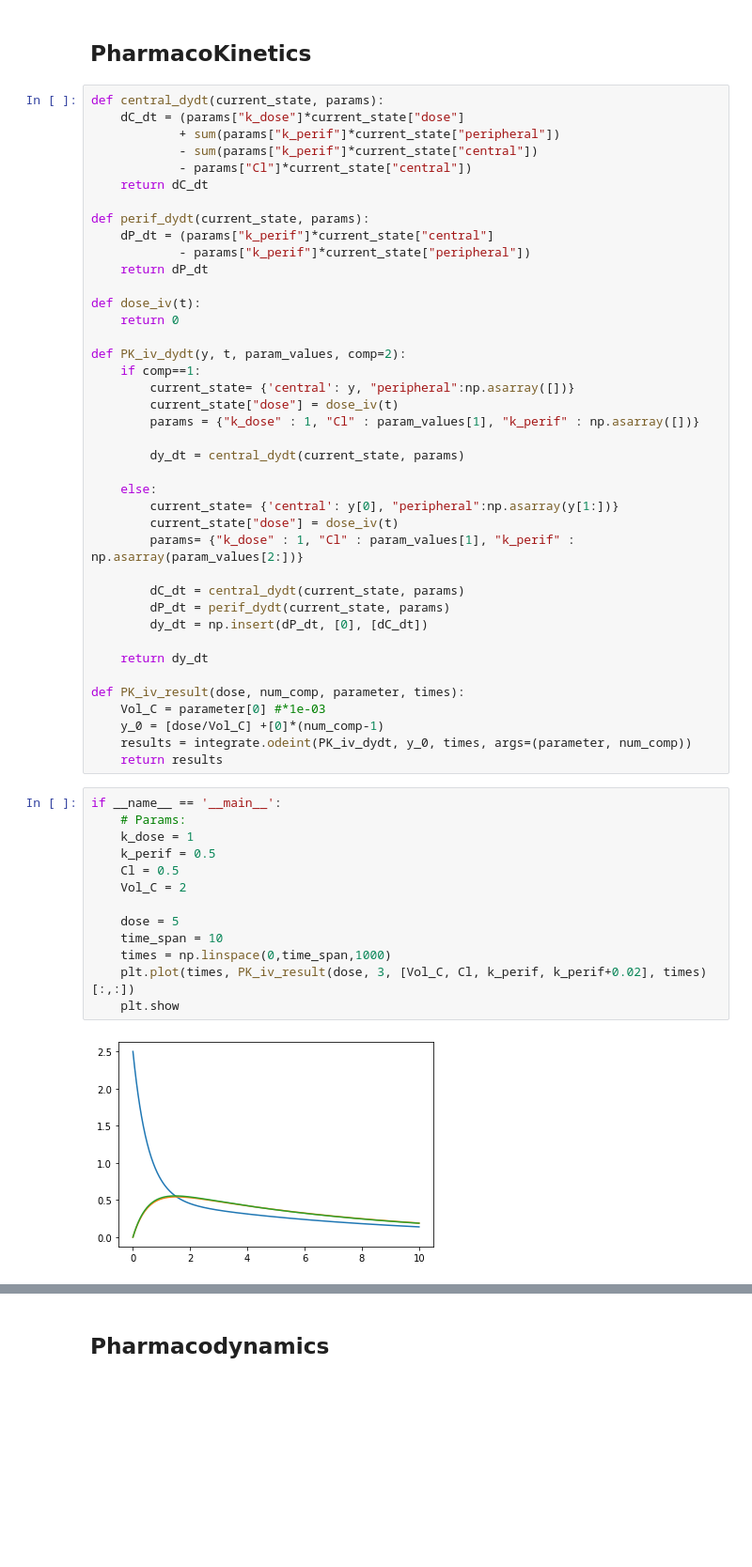
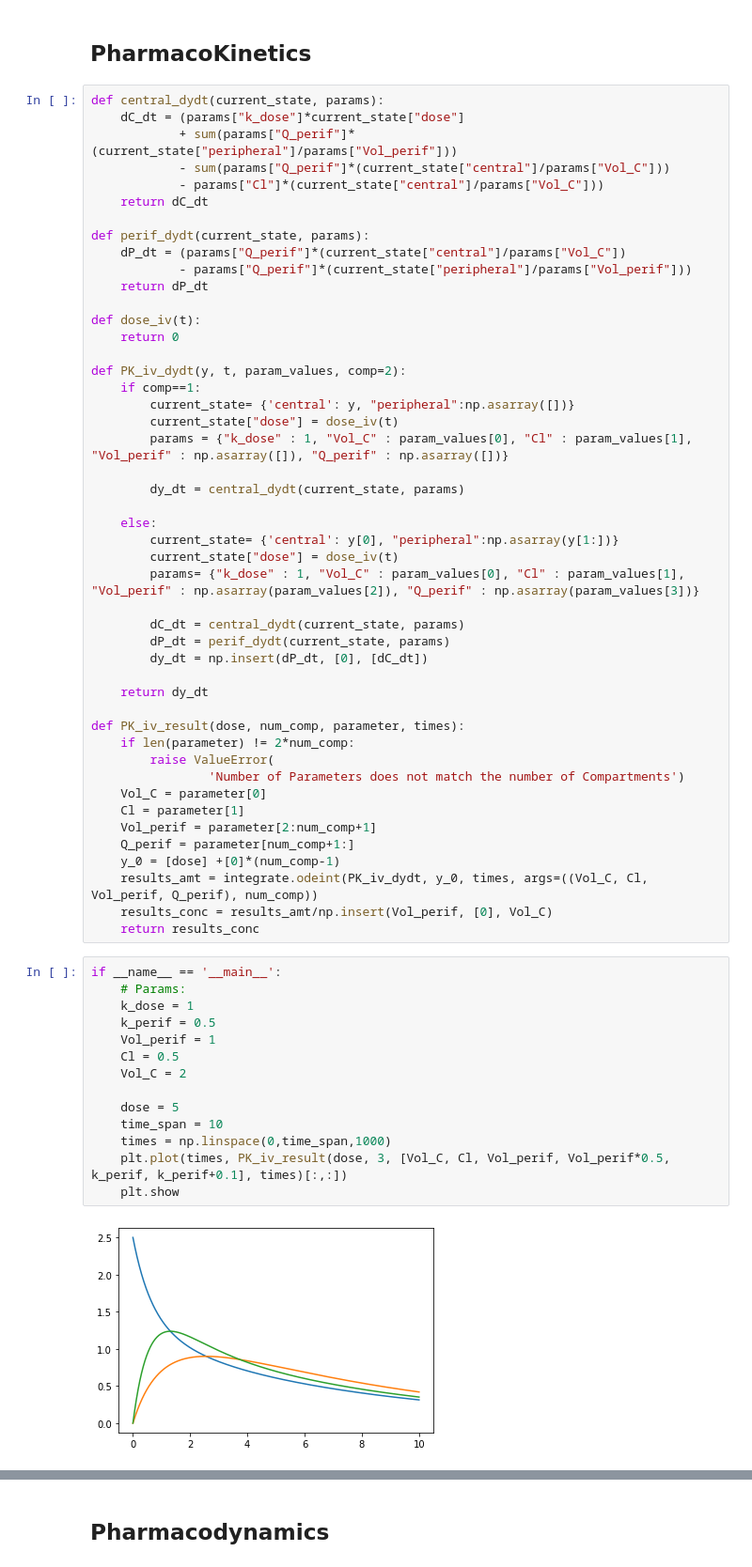
Before and after one commit to Rebecca-Rumney/Myleotoxicity-PKPD, a Jupyter notebook: model_simulation.ipynb, the cells around one changed output, grey strips where cells are left out. Shown at 94% size. Cells and saved outputs as stored; diff of their text form; blank space fills up the shorter version.

```diff
--- a/model_simulation.ipynb
+++ b/model_simulation.ipynb
@@ -7,14 +9,14 @@ from scipy import integrate
 # %%
 def central_dydt(current_state, params):
     dC_dt = (params["k_dose"]*current_state["dose"]
-            + sum(params["k_perif"]*current_state["peripheral"])
-            - sum(params["k_perif"]*current_state["central"])
-            - params["Cl"]*current_state["central"])
+            + sum(params["Q_perif"]*(current_state["peripheral"]/params["Vol_perif"]))
+            - sum(params["Q_perif"]*(current_state["central"]/params["Vol_C"]))
+            - params["Cl"]*(current_state["central"]/params["Vol_C"]))
     return dC_dt
 
 def perif_dydt(current_state, params):
-    dP_dt = (params["k_perif"]*current_state["central"]
-            - params["k_perif"]*current_state["peripheral"])
+    dP_dt = (params["Q_perif"]*(current_state["central"]/params["Vol_C"])
+            - params["Q_perif"]*(current_state["peripheral"]/params["Vol_perif"]))
     return dP_dt
 
 def dose_iv(t):
@@ -24,14 +26,14 @@ def PK_iv_dydt(y, t, param_values, comp=2):
     if comp==1:
         current_state= {'central': y, "peripheral":np.asarray([])}
         current_state["dose"] = dose_iv(t)
-        params = {"k_dose" : 1, "Cl" : param_values[1], "k_perif" : np.asarray([])}
+        params = {"k_dose" : 1, "Vol_C" : param_values[0], "Cl" : param_values[1], "Vol_perif" : np.asarray([]), "Q_perif" : np.asarray([])}
 
         dy_dt = central_dydt(current_state, params)
 
     else:
         current_state= {'central': y[0], "peripheral":np.asarray(y[1:])}
         current_state["dose"] = dose_iv(t)
-        params= {"k_dose" : 1, "Cl" : param_values[1], "k_perif" : np.asarray(param_values[2:])}
+        params= {"k_dose" : 1, "Vol_C" : param_values[0], "Cl" : param_values[1], "Vol_perif" : np.asarray(param_values[2]), "Q_perif" : np.asarray(param_values[3])}
 
         dC_dt = central_dydt(current_state, params)
         dP_dt = perif_dydt(current_state, params)
@@ -40,22 +42,30 @@ def PK_iv_dydt(y, t, param_values, comp=2):
     return dy_dt
 
 def PK_iv_result(dose, num_comp, parameter, times):
-    Vol_C = parameter[0] #*1e-03
-    y_0 = [dose/Vol_C] +[0]*(num_comp-1)
-    results = integrate.odeint(PK_iv_dydt, y_0, times, args=(parameter, num_comp))
-    return results
+    if len(parameter) != 2*num_comp:
+        raise ValueError(
+                'Number of Parameters does not match the number of Compartments')
+    Vol_C = parameter[0]
+    Cl = parameter[1]
+    Vol_perif = parameter[2:num_comp+1]
+    Q_perif = parameter[num_comp+1:]
+    y_0 = [dose] +[0]*(num_comp-1)
+    results_amt = integrate.odeint(PK_iv_dydt, y_0, times, args=((Vol_C, Cl, Vol_perif, Q_perif), num_comp))
+    results_conc = results_amt/np.insert(Vol_perif, [0], Vol_C)
+    return results_conc
 # %%
 if __name__ == '__main__':
     # Params:
     k_dose = 1
     k_perif = 0.5
+    Vol_perif = 1
     Cl = 0.5
     Vol_C = 2
 
     dose = 5
     time_span = 10
     times = np.linspace(0,time_span,1000)
-    plt.plot(times, PK_iv_result(dose, 3, [Vol_C, Cl, k_perif, k_perif+0.02], times)[:,:])
+    plt.plot(times, PK_iv_result(dose, 3, [Vol_C, Cl, Vol_perif, Vol_perif*0.5, k_perif, k_perif+0.1], times)[:,:])
     plt.show
 # %% [output]
-[figure, old version]
+[figure, new version]
```
Also changed, not shown: parts of 3 cells of this notebook, 3 other files.
